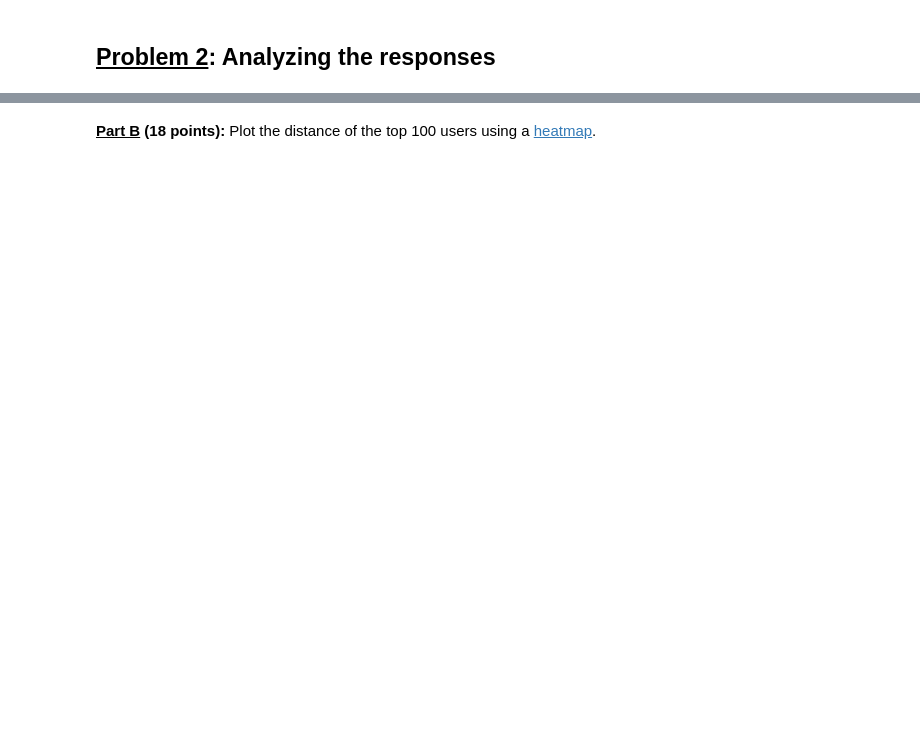
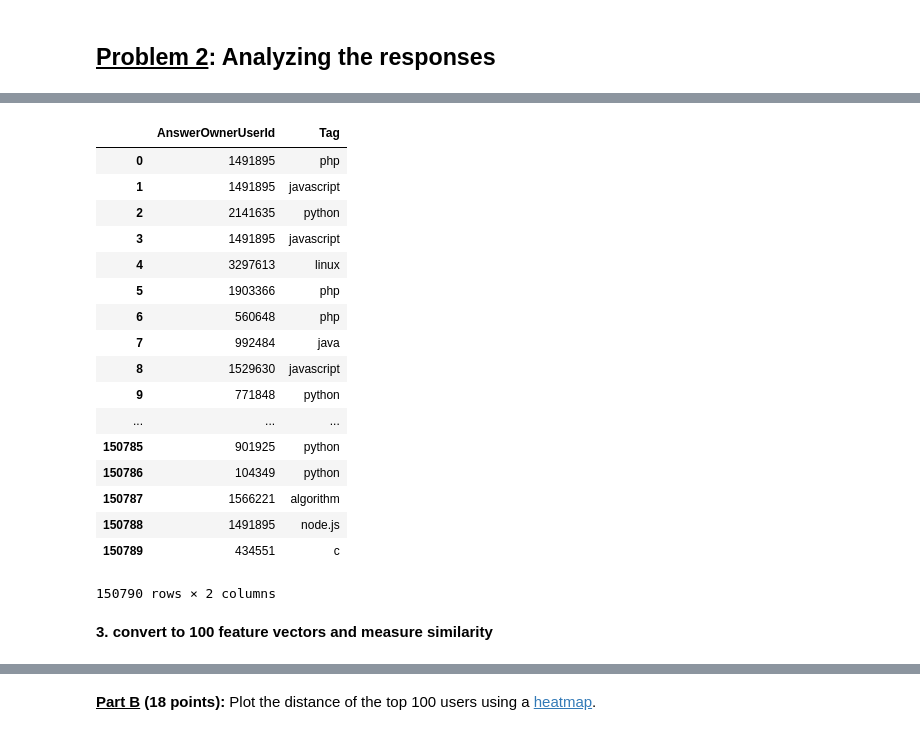
Before and after one commit to minzhou1003/CS506-course-data-science, a Jupyter notebook: assignment-2018-09-21.ipynb, the cells around one changed output, grey strips where cells are left out. Cells and saved outputs as stored; diff of their text form; code cells hidden in the pictures; blank space fills up the shorter version.

```diff
--- a/assignment-2018-09-21.ipynb
+++ b/assignment-2018-09-21.ipynb
@@ -92,0 +294,46 @@ You may find the [sklearn.feature_extraction](http://scikit-learn.org/stable/mod
+# %%
+def build_the_user_tag_df(df_answers):
+
+    user_groups = df_answers.groupby('AnswerOwnerUserId')
+
+    # sort to find the top 100 users from the result above.
+    sorted_users = user_groups.count().reset_index().sort_values(['AnswerId'], ascending=False)
+    top_users = sorted_users.head(100)['AnswerOwnerUserId']
+    top_users_df = df_answers[df_answers.AnswerOwnerUserId.isin(top_users)]
+    top_users_df.columns = ['AnswerId', 'AnswerOwnerUserId', 'Id']
+
+    # find all the question identifiers
+    question_id = top_users_df['Id']
+
+    # get the tags of the questions answered by the top 100 users
+    tag_df = df[df.Id.isin(question_id)][['Id', 'OwnerUserId', 'Tag']]
+
+    merged_result = pd.merge(top_users_df, tag_df, on='Id')[['AnswerOwnerUserId', 'Tag']]
+
+    return merged_result
+# %%
+###############################################
+# test call
+merged_result = build_the_user_tag_df(df_answers)
+merged_result
+# %% [output]
+|  | AnswerOwnerUserId | Tag |
+| 0 | 1491895 | php |
+| 1 | 1491895 | javascript |
+| 2 | 2141635 | python |
+| 3 | 1491895 | javascript |
+| 4 | 3297613 | linux |
+| 5 | 1903366 | php |
+| 6 | 560648 | php |
+| 7 | 992484 | java |
+| 8 | 1529630 | javascript |
+| 9 | 771848 | python |
+| ... | ... | ... |
+| 150785 | 901925 | python |
+| 150786 | 104349 | python |
+| 150787 | 1566221 | algorithm |
+| 150788 | 1491895 | node.js |
+| 150789 | 434551 | c |
+150790 rows × 2 columns
+# %% [markdown]
+**3. convert to 100 feature vectors and measure similarity**
```
Also changed, not shown: parts of 22 cells of this notebook.
